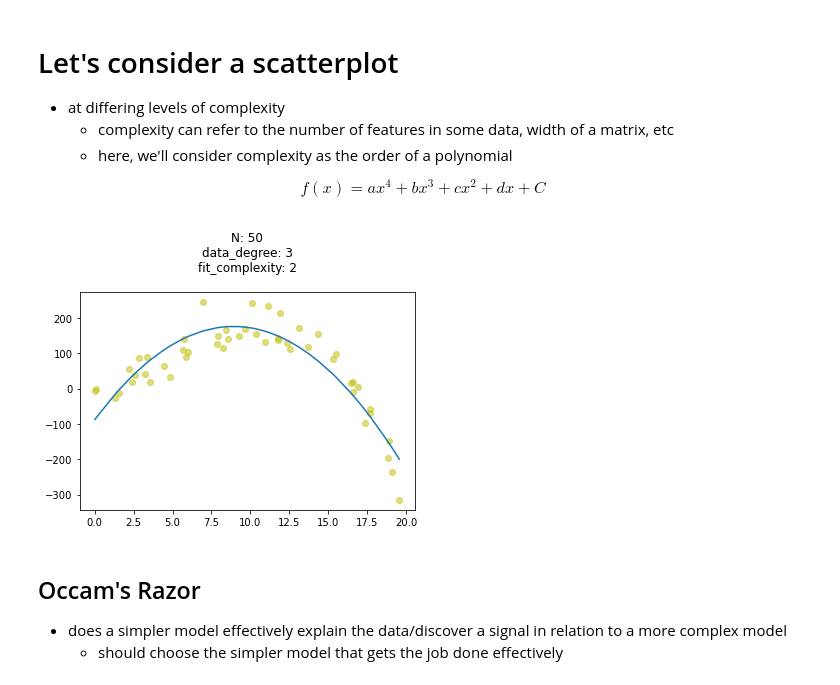
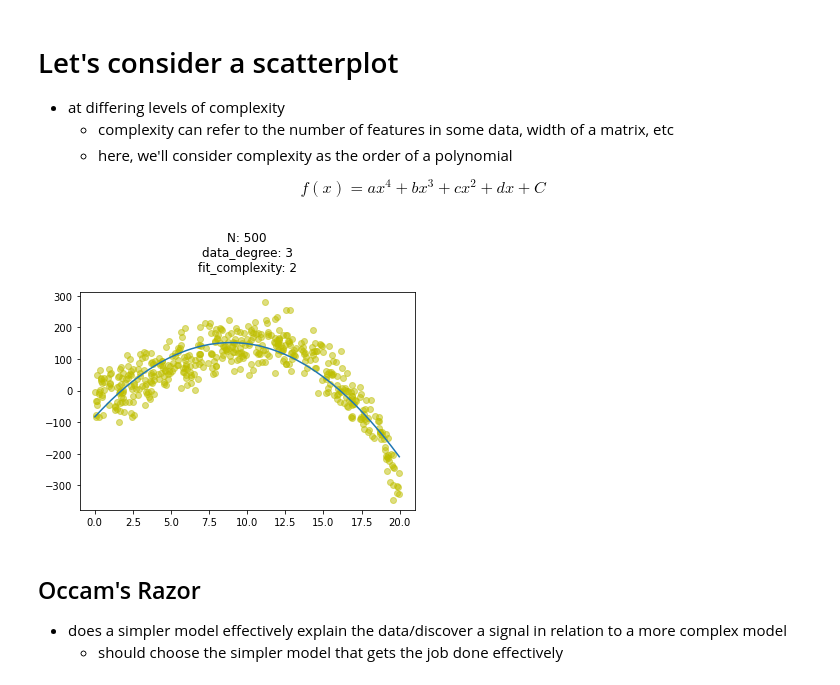
Before and after one commit to MnemoSemiotic/prem_prep_nov30_2020, a Jupyter notebook: stats/07_crossval_intuition/simple_crossval_and_ml_intuition.ipynb, the cells around one changed output. Saved outputs shown, nothing was run; the diff lists cells and outputs as text; code cells hidden in the pictures.

```diff
--- a/stats/07_crossval_intuition/simple_crossval_and_ml_intuition.ipynb
+++ b/stats/07_crossval_intuition/simple_crossval_and_ml_intuition.ipynb
@@ -54,35 +54,35 @@ def plot_scatter_fit(num_samps=50, fit_complexity=1, degree=1):
 #     fit = np.polyfit(x, y, 1)
 #     fit_fn = np.poly1d(fit)
 
 
     # get scatter range
     y_val_range = np.ptp(y)
 
 
     # add gaussian/normal noise
     y = [pt + np.random.normal(loc=0.0, scale=((1./10)*y_val_range))
          for pt in y]
 
 
     # line that we draw
     fit_complexity_ = fit_complexity
     regr = np.poly1d(np.polyfit(x, y, fit_complexity_))(np.unique(x))
 
 
     # plot
     plt.title('N: {}\n'.format(N) + \
               'data_degree: {}\n'.format(degree) + \
               'fit_complexity: {}\n'.format(fit_complexity))
 
     plt.scatter(x, y, c='y', alpha=0.5)
     plt.plot(np.unique(x), regr)
 
     plt.show()
 
 
-plot_scatter_fit(num_samps=50, fit_complexity=2, degree=3)
+plot_scatter_fit(num_samps=500, fit_complexity=2, degree=3)
 # %% [output]
-[figure, old version]
+[figure, new version]
 # %% [markdown]
 ## Occam's Razor
 * does a simpler model effectively explain the data/discover a signal in relation to a more complex model
```
